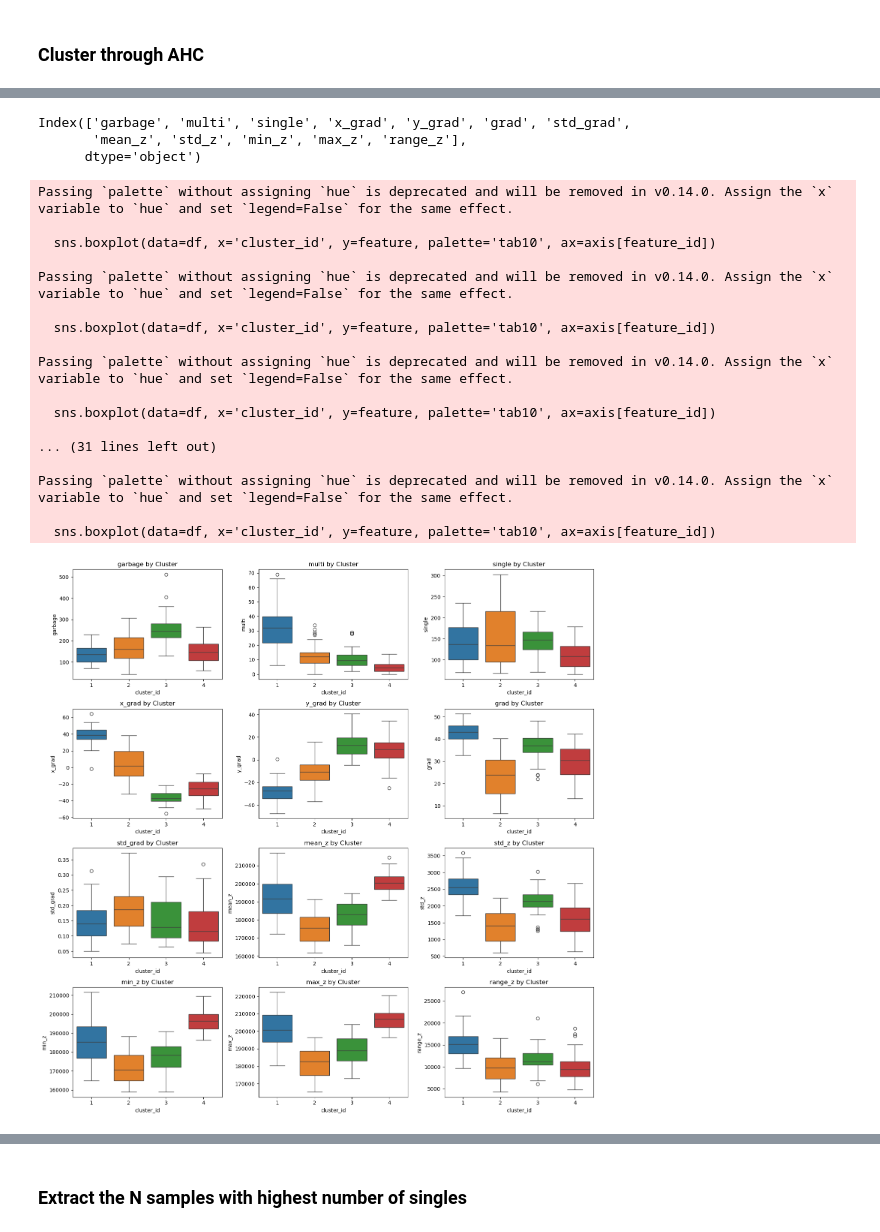
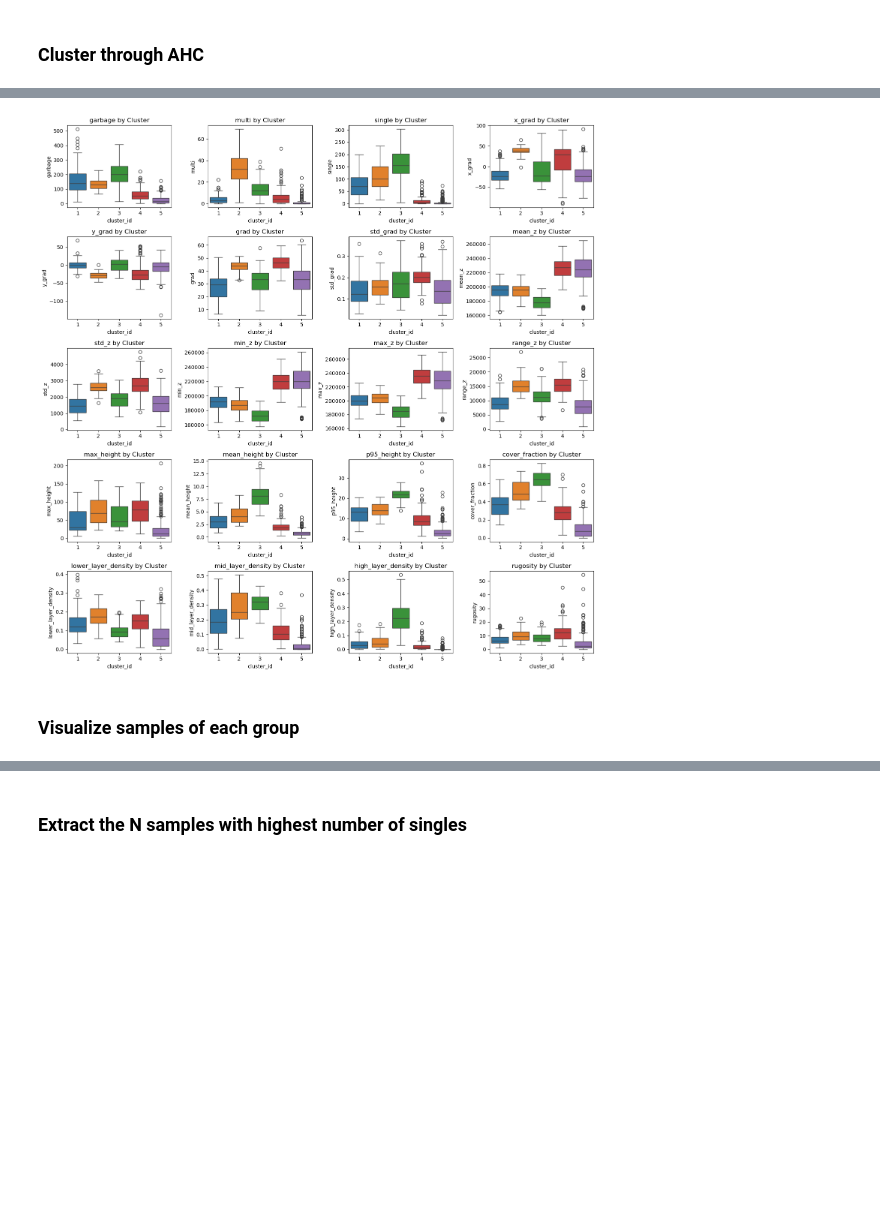
Before and after one commit to destoswa/PDM, a Jupyter notebook: notebooks/09_compute_steepness.ipynb, the cells around one changed output, grey strips where cells are left out. Saved outputs shown, nothing was run; the diff lists cells and outputs as text; code cells hidden in the pictures; blank space fills up the shorter version.

Commit message:
add processing of instance on notebook 8, add features on vegetation in notebook 09, correct pseudo-labels creation

```diff
--- a/notebooks/09_compute_steepness.ipynb
+++ b/notebooks/09_compute_steepness.ipynb
@@ -53,7 +35,11 @@ src_class_file = r"D:\PDM_repo\Github\PDM\data\full_dataset\selection\distributi
 df_class_results = pd.read_csv(src_class_file, sep=';')
 
 # number of top samples to choose
-num_top_samples = 200
+num_top_samples = 0 # 0 to take everything
+
+
+if num_top_samples == 0:
+    num_top_samples = len(df_class_results)
 
 print(df_class_results.head())
 print('----')
@@ -61,7 +47,7 @@ print("Number of tiles: ", len(df_class_results))
 print('----')
 print("Average number of singles per tile: ", int(df_class_results.single.aggregate('mean')))
 print('----')
-df_top_samples = df_class_results.sort_values('single', ascending=False).iloc[0:200]
+df_top_samples = df_class_results.sort_values('single', ascending=False).iloc[0:num_top_samples]
 print(f"Average number of the {num_top_samples} tiles with the most single samples: ", int(np.mean(df_top_samples.single.values)))
 print('----')
 # df_class_results.plot(kind='box', y='single')
@@ -312,6 +378,7 @@ from sklearn.preprocessing import StandardScaler
 df_class_results.tile_name = [''.join(x.split('_out')) for x in df_class_results.tile_name.values]
 df = pd.merge(left=df_class_results, right=df_gradients, on='tile_name')
 df = pd.merge(left=df, right=df_elevation, on='tile_name')
+df = pd.merge(left=df, right=df_vegetation, on='tile_name')
 
 # Normalize the features
 scaler = StandardScaler()
@@ -345,7 +412,7 @@ import scipy.cluster.hierarchy as sch
 
 plt.figure(figsize=(20, 10))
 Z = sch.linkage(features, method="ward")
-threshold = 20
+threshold = 34
 dendrogram = sch.dendrogram(Z)
 plt.axhline(y=threshold, color='black', linestyle='--')
 plt.title("Dendrogram")
@@ -364,40 +431,24 @@ df.to_csv(os.path.join(src_dest, 'clustered.csv'), sep=';', index=False)
 # %%
 import matplotlib.pyplot as plt
 import seaborn as sns
 
-lst_features = df.drop(['tile_name', 'cluster_id','cluster'], axis=1).columns
+lst_features = list(df.columns)
+for x in ['tile_name', 'cluster_id', 'cluster']:
+    if x in lst_features:
+        lst_features.remove(x)
 
-print(lst_features)
 num_rows = int(len(lst_features)**0.5)+1
-num_cols = len(lst_features) // num_rows
+num_cols = (len(lst_features)+1) // num_rows
 fig, axis = plt.subplots(num_rows, num_cols, figsize=(15,15))
 axis = axis.flatten()
 for feature_id, feature in enumerate(lst_features):
-    sns.boxplot(data=df, x='cluster_id', y=feature, palette='tab10', ax=axis[feature_id])
+    sns.boxplot(data=df, x='cluster_id', y=feature, hue='cluster_id', legend=False, palette='tab10', ax=axis[feature_id])
     axis[feature_id].set_title(f'{feature} by Cluster')
 for ax_id in [x for x in range(len(axis)) if x >= len(lst_features)]:
     axis[ax_id].set_axis_off()
 plt.tight_layout()
 plt.show()
 # %% [output]
-Index(['garbage', 'multi', 'single', 'x_grad', 'y_grad', 'grad', 'std_grad',
-       'mean_z', 'std_z', 'min_z', 'max_z', 'range_z'],
-      dtype='object')
-Passing `palette` without assigning `hue` is deprecated and will be removed in v0.14.0. Assign the `x` variable to `hue` and set `legend=False` for the same effect.
-
-  sns.boxplot(data=df, x='cluster_id', y=feature, palette='tab10', ax=axis[feature_id])
-
-Passing `palette` without assigning `hue` is deprecated and will be removed in v0.14.0. Assign the `x` variable to `hue` and set `legend=False` for the same effect.
-
-  sns.boxplot(data=df, x='cluster_id', y=feature, palette='tab10', ax=axis[feature_id])
-
-Passing `palette` without assigning `hue` is deprecated and will be removed in v0.14.0. Assign the `x` variable to `hue` and set `legend=False` for the same effect.
-
-  sns.boxplot(data=df, x='cluster_id', y=feature, palette='tab10', ax=axis[feature_id])
-
-... (31 lines left out)
-
-Passing `palette` without assigning `hue` is deprecated and will be removed in v0.14.0. Assign the `x` variable to `hue` and set `legend=False` for the same effect.
-
-  sns.boxplot(data=df, x='cluster_id', y=feature, palette='tab10', ax=axis[feature_id])
-[figure, old version]
+[figure, new version]
+# %% [markdown]
+### Visualize samples of each group
```
Also changed, not shown: parts of 15 cells of this notebook, 6 other files.
